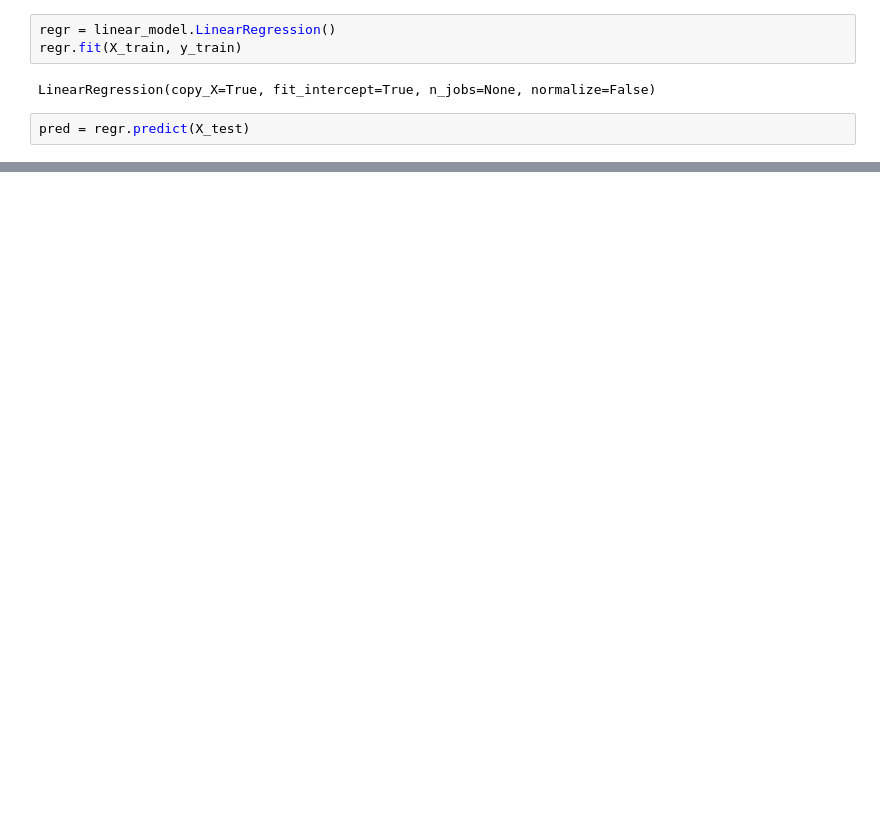
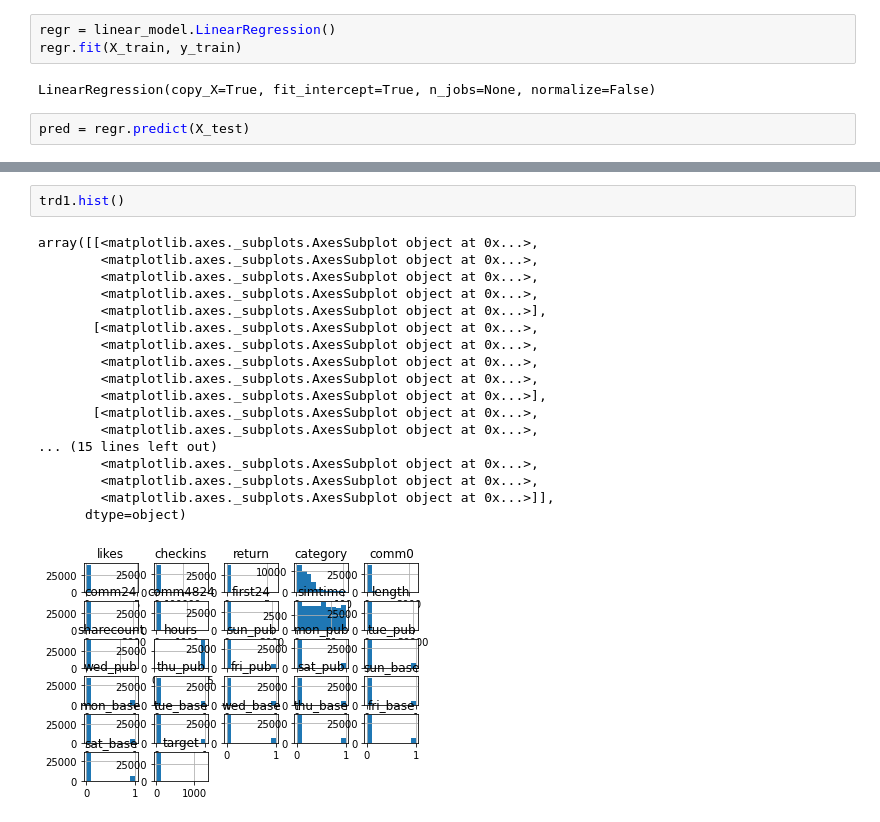
Before and after one commit to AkshayRai20/Projects1, a Jupyter notebook: Akshay_Rai_Team_1_Capstone_Project_3.ipynb, the cells around one changed output, grey strips where cells are left out. Drawn from its saved outputs; the diff is of its cells as text; blank space fills up the shorter version.

```diff
--- a/Akshay_Rai_Team_1_Capstone_Project_3.ipynb
+++ b/Akshay_Rai_Team_1_Capstone_Project_3.ipynb
@@ -377,0 +446,21 @@ test_r2
+# %%
+trd1.hist()
+# %% [output]
+array([[<matplotlib.axes._subplots.AxesSubplot object at 0x...>,
+        <matplotlib.axes._subplots.AxesSubplot object at 0x...>,
+        <matplotlib.axes._subplots.AxesSubplot object at 0x...>,
+        <matplotlib.axes._subplots.AxesSubplot object at 0x...>,
+        <matplotlib.axes._subplots.AxesSubplot object at 0x...>],
+       [<matplotlib.axes._subplots.AxesSubplot object at 0x...>,
+        <matplotlib.axes._subplots.AxesSubplot object at 0x...>,
+        <matplotlib.axes._subplots.AxesSubplot object at 0x...>,
+        <matplotlib.axes._subplots.AxesSubplot object at 0x...>,
+        <matplotlib.axes._subplots.AxesSubplot object at 0x...>],
+       [<matplotlib.axes._subplots.AxesSubplot object at 0x...>,
+        <matplotlib.axes._subplots.AxesSubplot object at 0x...>,
+... (15 lines left out)
+        <matplotlib.axes._subplots.AxesSubplot object at 0x...>,
+        <matplotlib.axes._subplots.AxesSubplot object at 0x...>,
+        <matplotlib.axes._subplots.AxesSubplot object at 0x...>]],
+      dtype=object)
+[figure, added]
```
Also changed, not shown: parts of 19 cells of this notebook.
